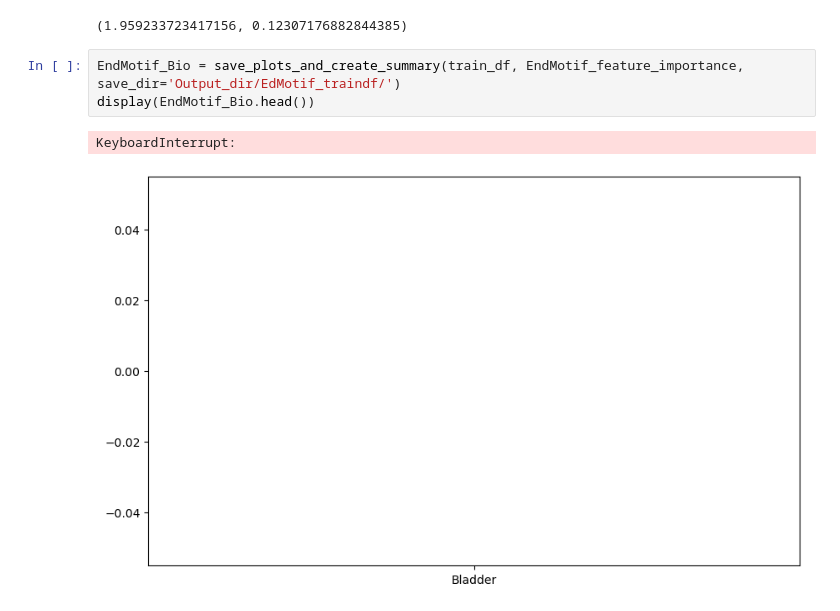
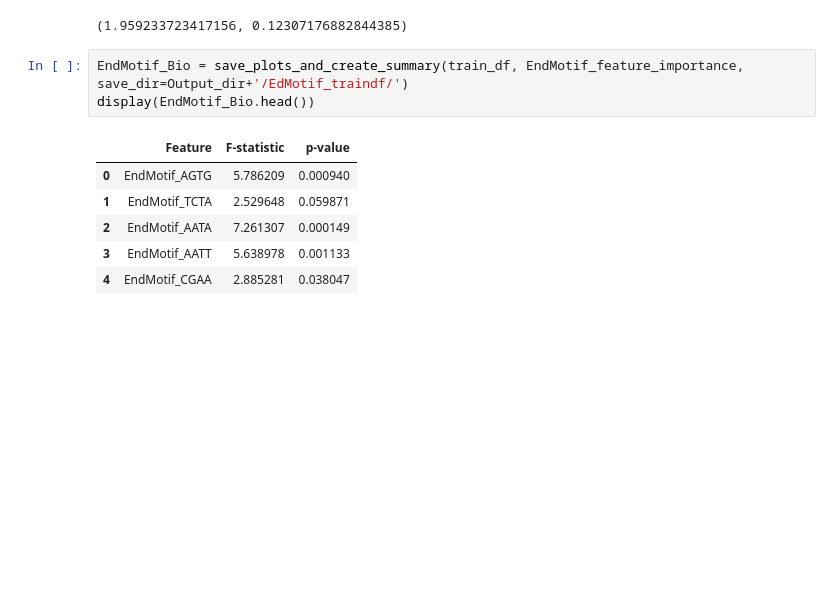
Before and after one commit to Irfanwustl/ResearchCode2_in_transition, a Jupyter notebook: Tissue_of_origin/TOF_all_features.ipynb, the cells around one changed output. Saved outputs shown, nothing was run; the diff lists cells and outputs as text; blank space fills up the shorter version.

Commit message:
end motif anova

```diff
--- a/Tissue_of_origin/TOF_all_features.ipynb
+++ b/Tissue_of_origin/TOF_all_features.ipynb
@@ -989,8 +989,12 @@ Biosig.plot_feature_boxplot_with_anova(train_df, 'EndMotif_TGTG',class_order= ['
 [figure]
 (1.959233723417156, 0.12307176882844385)
 # %%
-EndMotif_Bio = save_plots_and_create_summary(train_df, EndMotif_feature_importance,  save_dir='Output_dir/EdMotif_traindf/')
+EndMotif_Bio = save_plots_and_create_summary(train_df, EndMotif_feature_importance,  save_dir=Output_dir+'/EdMotif_traindf/')
 display(EndMotif_Bio.head())
 # %% [output]
-KeyboardInterrupt:
-[figure, removed]
+|  | Feature | F-statistic | p-value |
+| 0 | EndMotif_AGTG | 5.786209 | 0.000940 |
+| 1 | EndMotif_TCTA | 2.529648 | 0.059871 |
+| 2 | EndMotif_AATA | 7.261307 | 0.000149 |
+| 3 | EndMotif_AATT | 5.638978 | 0.001133 |
+| 4 | EndMotif_CGAA | 2.885281 | 0.038047 |
```
